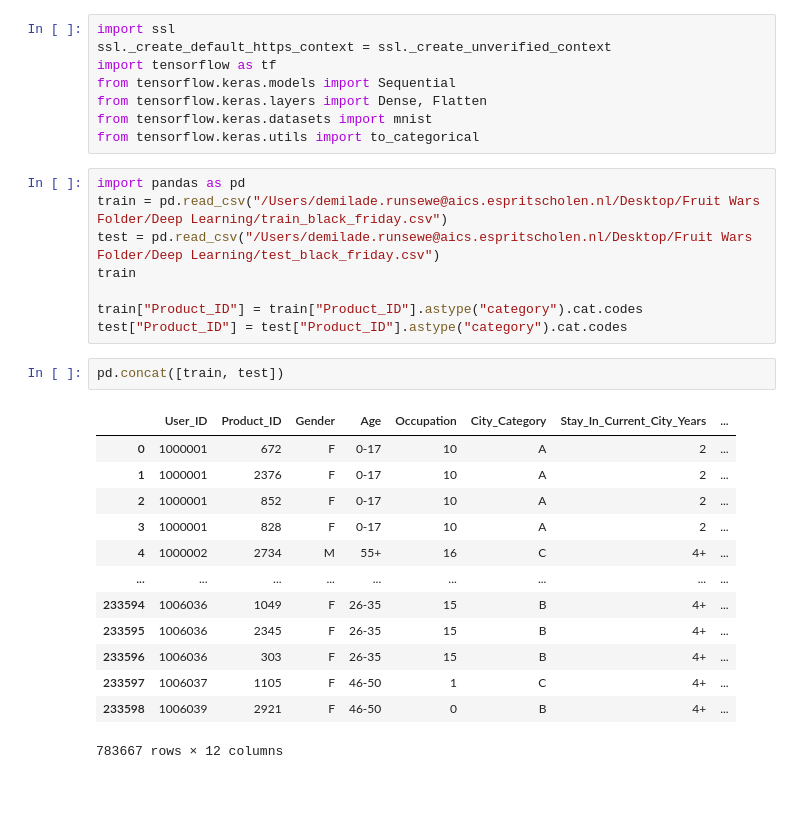
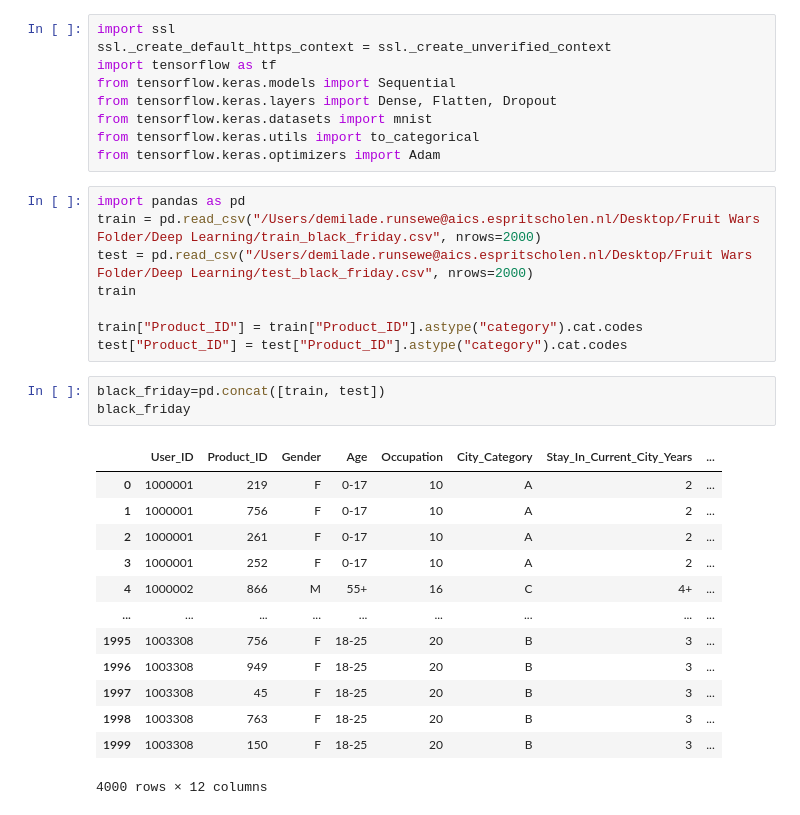
Before and after one commit to demiruns/Black-Friday, a Jupyter notebook: BlackFriday.ipynb, the cells around one changed output. Cells and saved outputs as stored; diff of their text form.

```diff
--- a/BlackFriday.ipynb
+++ b/BlackFriday.ipynb
@@ -3,30 +3,32 @@ import ssl
 ssl._create_default_https_context = ssl._create_unverified_context
 import tensorflow as tf
 from tensorflow.keras.models import Sequential
-from tensorflow.keras.layers import Dense, Flatten
+from tensorflow.keras.layers import Dense, Flatten, Dropout
 from tensorflow.keras.datasets import mnist
 from tensorflow.keras.utils import to_categorical
+from tensorflow.keras.optimizers import Adam
 # %%
 import pandas as pd
-train = pd.read_csv("/Users/demilade.runsewe@aics.espritscholen.nl/Desktop/Fruit Wars Folder/Deep Learning/train_black_friday.csv")
-test = pd.read_csv("/Users/demilade.runsewe@aics.espritscholen.nl/Desktop/Fruit Wars Folder/Deep Learning/test_black_friday.csv")
+train = pd.read_csv("/Users/demilade.runsewe@aics.espritscholen.nl/Desktop/Fruit Wars Folder/Deep Learning/train_black_friday.csv", nrows=2000)
+test = pd.read_csv("/Users/demilade.runsewe@aics.espritscholen.nl/Desktop/Fruit Wars Folder/Deep Learning/test_black_friday.csv", nrows=2000)
 train
 
 train["Product_ID"] = train["Product_ID"].astype("category").cat.codes
 test["Product_ID"] = test["Product_ID"].astype("category").cat.codes
 # %%
-pd.concat([train, test])
+black_friday=pd.concat([train, test])
+black_friday
 # %% [output]
 |  | User_ID | Product_ID | Gender | Age | Occupation | City_Category | Stay_In_Current_City_Years | ... |
-| 0 | 1000001 | 672 | F | 0-17 | 10 | A | 2 | ... |
-| 1 | 1000001 | 2376 | F | 0-17 | 10 | A | 2 | ... |
-| 2 | 1000001 | 852 | F | 0-17 | 10 | A | 2 | ... |
-| 3 | 1000001 | 828 | F | 0-17 | 10 | A | 2 | ... |
-| 4 | 1000002 | 2734 | M | 55+ | 16 | C | 4+ | ... |
+| 0 | 1000001 | 219 | F | 0-17 | 10 | A | 2 | ... |
+| 1 | 1000001 | 756 | F | 0-17 | 10 | A | 2 | ... |
+| 2 | 1000001 | 261 | F | 0-17 | 10 | A | 2 | ... |
+| 3 | 1000001 | 252 | F | 0-17 | 10 | A | 2 | ... |
+| 4 | 1000002 | 866 | M | 55+ | 16 | C | 4+ | ... |
 | ... | ... | ... | ... | ... | ... | ... | ... | ... |
-| 233594 | 1006036 | 1049 | F | 26-35 | 15 | B | 4+ | ... |
-| 233595 | 1006036 | 2345 | F | 26-35 | 15 | B | 4+ | ... |
-| 233596 | 1006036 | 303 | F | 26-35 | 15 | B | 4+ | ... |
-| 233597 | 1006037 | 1105 | F | 46-50 | 1 | C | 4+ | ... |
-| 233598 | 1006039 | 2921 | F | 46-50 | 0 | B | 4+ | ... |
+| 1995 | 1003308 | 756 | F | 18-25 | 20 | B | 3 | ... |
+| 1996 | 1003308 | 949 | F | 18-25 | 20 | B | 3 | ... |
+| 1997 | 1003308 | 45 | F | 18-25 | 20 | B | 3 | ... |
+| 1998 | 1003308 | 763 | F | 18-25 | 20 | B | 3 | ... |
+| 1999 | 1003308 | 150 | F | 18-25 | 20 | B | 3 | ... |
-783667 rows × 12 columns
+4000 rows × 12 columns
```
Also changed, not shown: parts of 9 cells of this notebook.
